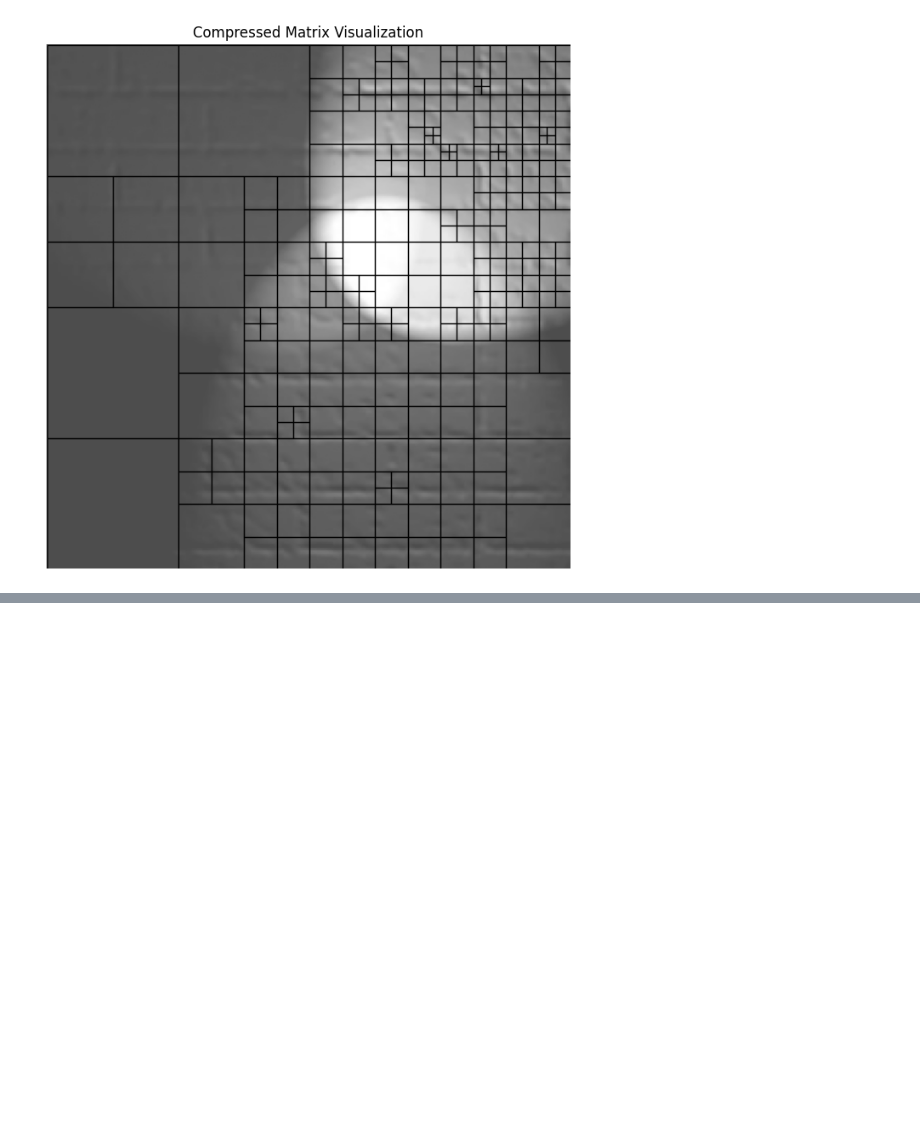
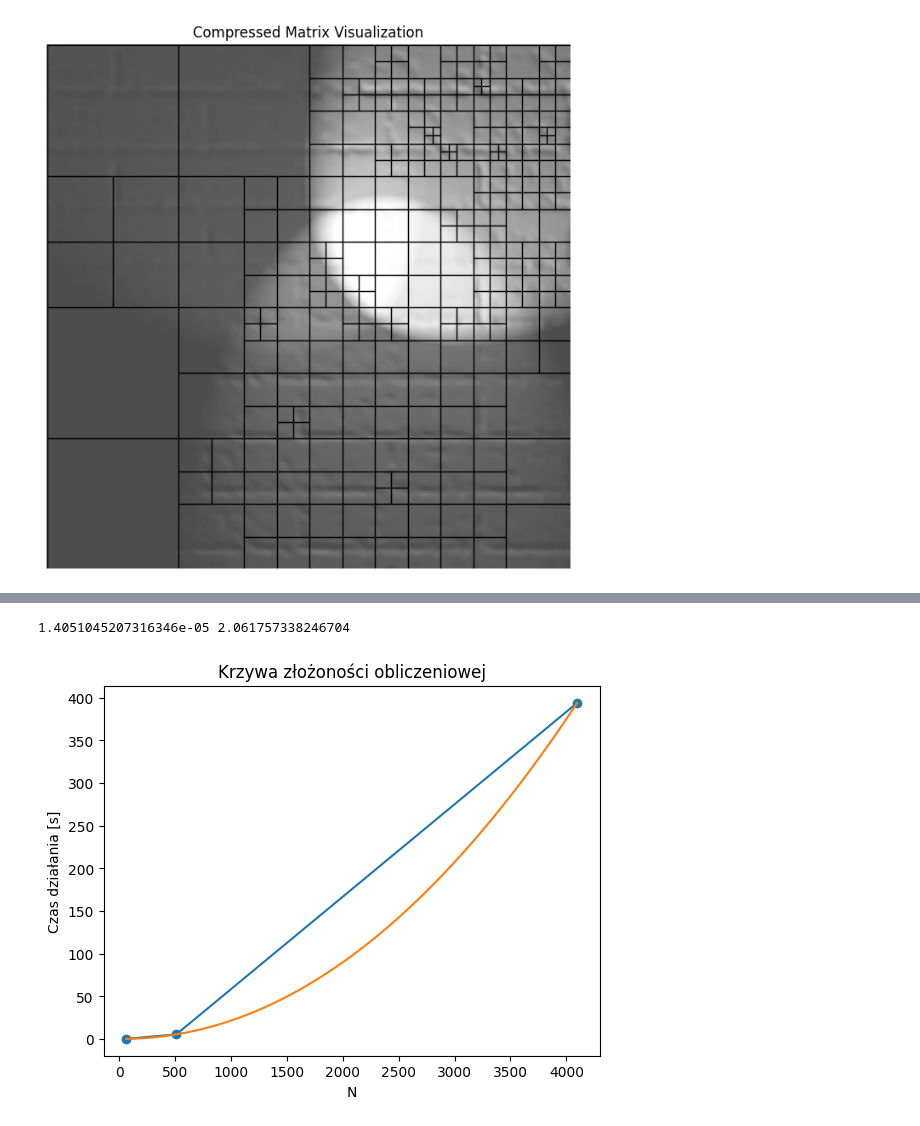
Before and after one commit to mpodmokly/matrix-algorithms, a Jupyter notebook: Zad4/zad4.ipynb, the cells around one changed output, grey strips where cells are left out. Drawn from its saved outputs; the diff is of its cells as text; code cells hidden in the pictures; blank space fills up the shorter version.

```diff
--- a/Zad4/zad4.ipynb
+++ b/Zad4/zad4.ipynb
@@ -534,0 +608,21 @@ print("||A^2 - H^2||_F^2 =", err)
+# %%
+def model(x, alpha, beta):
+    return alpha * x ** beta
+
+
+sizes_lin = [2 ** 6, 2 ** 9, 2 ** 12]
+w = curve_fit(model, sizes_lin, times, maxfev=10000)[0]
+print(w[0], w[1])
+
+x = np.linspace(2 ** 6, 2 ** 12, 1000)
+plt.scatter(sizes_lin, times)
+plt.plot(sizes_lin, times)
+plt.plot(x, model(x, w[0], w[1]))
+
+plt.xlabel("N")
+plt.ylabel("Czas działania [s]")
+plt.title("Krzywa złożoności obliczeniowej")
+plt.show()
+# %% [output]
+1.4051045207316346e-05 2.061757338246704
+[figure, added]
```
Also changed, not shown: parts of 9 cells of this notebook, 6 other files.
